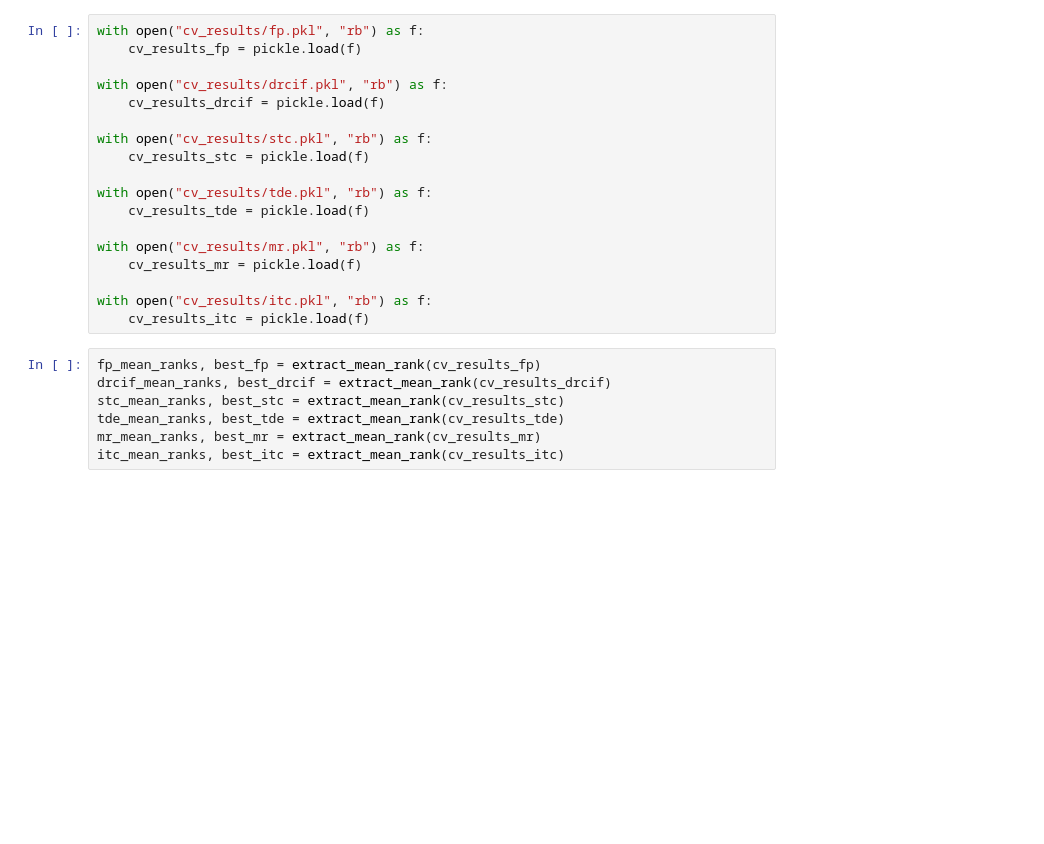
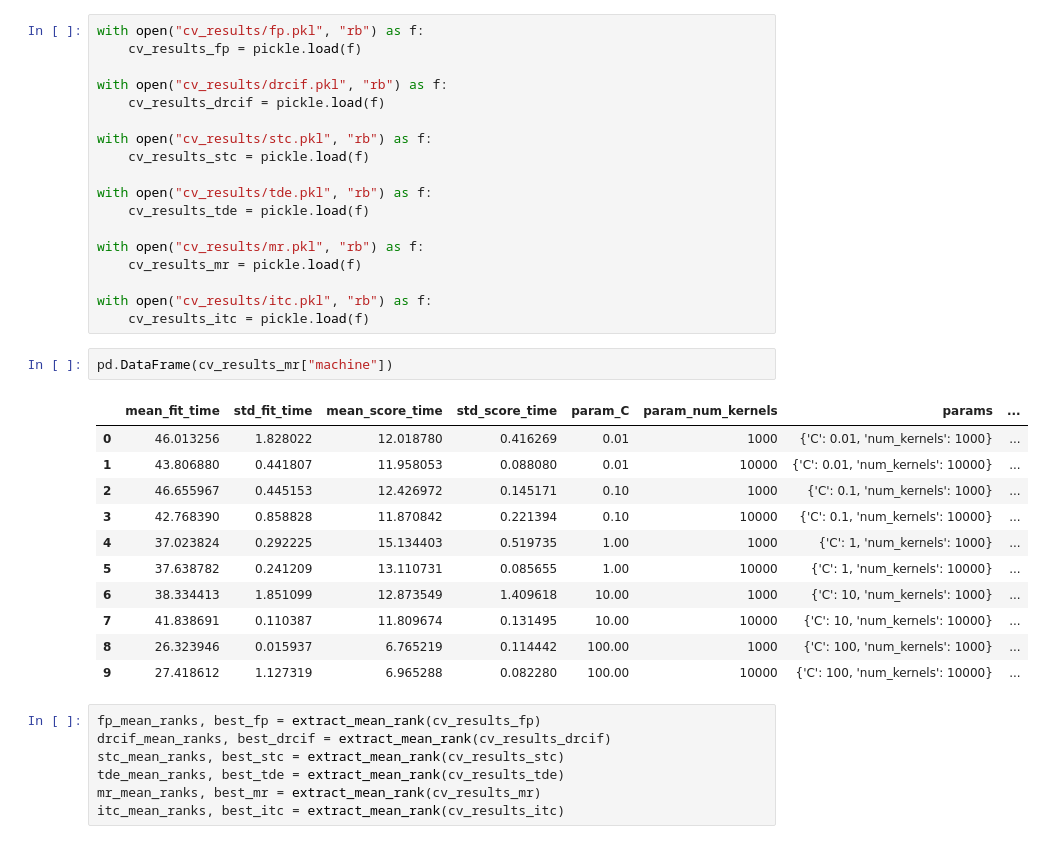
Before and after one commit to Tinus1424/thesis, a Jupyter notebook: main.ipynb, the cells around one changed output. Saved outputs shown, nothing was run; the diff lists cells and outputs as text; blank space fills up the shorter version.

```diff
--- a/main.ipynb
+++ b/main.ipynb
@@ -156,6 +164,20 @@ with open("cv_results/mr.pkl", "rb") as f:
 
 with open("cv_results/itc.pkl", "rb") as f:
     cv_results_itc = pickle.load(f)
+# %%
+pd.DataFrame(cv_results_mr["machine"])
+# %% [output]
+|  | mean_fit_time | std_fit_time | mean_score_time | std_score_time | param_C | param_num_kernels | params | ... |
+| 0 | 46.013256 | 1.828022 | 12.018780 | 0.416269 | 0.01 | 1000 | {'C': 0.01, 'num_kernels': 1000} | ... |
+| 1 | 43.806880 | 0.441807 | 11.958053 | 0.088080 | 0.01 | 10000 | {'C': 0.01, 'num_kernels': 10000} | ... |
+| 2 | 46.655967 | 0.445153 | 12.426972 | 0.145171 | 0.10 | 1000 | {'C': 0.1, 'num_kernels': 1000} | ... |
+| 3 | 42.768390 | 0.858828 | 11.870842 | 0.221394 | 0.10 | 10000 | {'C': 0.1, 'num_kernels': 10000} | ... |
+| 4 | 37.023824 | 0.292225 | 15.134403 | 0.519735 | 1.00 | 1000 | {'C': 1, 'num_kernels': 1000} | ... |
+| 5 | 37.638782 | 0.241209 | 13.110731 | 0.085655 | 1.00 | 10000 | {'C': 1, 'num_kernels': 10000} | ... |
+| 6 | 38.334413 | 1.851099 | 12.873549 | 1.409618 | 10.00 | 1000 | {'C': 10, 'num_kernels': 1000} | ... |
+| 7 | 41.838691 | 0.110387 | 11.809674 | 0.131495 | 10.00 | 10000 | {'C': 10, 'num_kernels': 10000} | ... |
+| 8 | 26.323946 | 0.015937 | 6.765219 | 0.114442 | 100.00 | 1000 | {'C': 100, 'num_kernels': 1000} | ... |
+| 9 | 27.418612 | 1.127319 | 6.965288 | 0.082280 | 100.00 | 10000 | {'C': 100, 'num_kernels': 10000} | ... |
 # %%
 fp_mean_ranks, best_fp = extract_mean_rank(cv_results_fp)
 drcif_mean_ranks, best_drcif = extract_mean_rank(cv_results_drcif)
```
Also changed, not shown: parts of 21 cells of this notebook, 24 other files.
